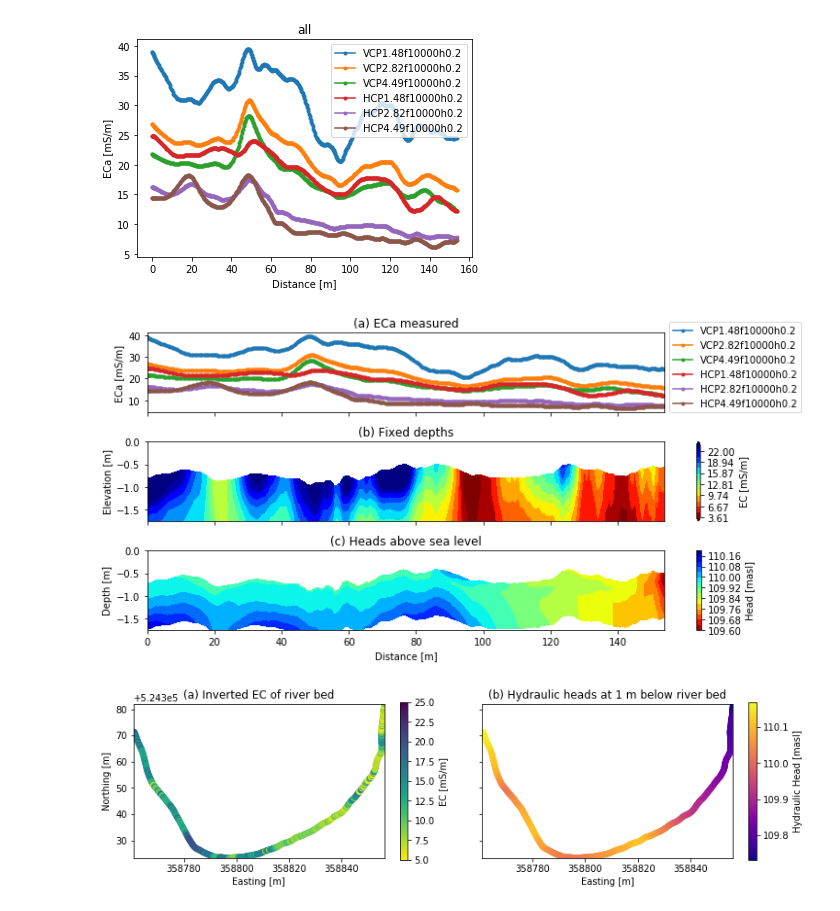
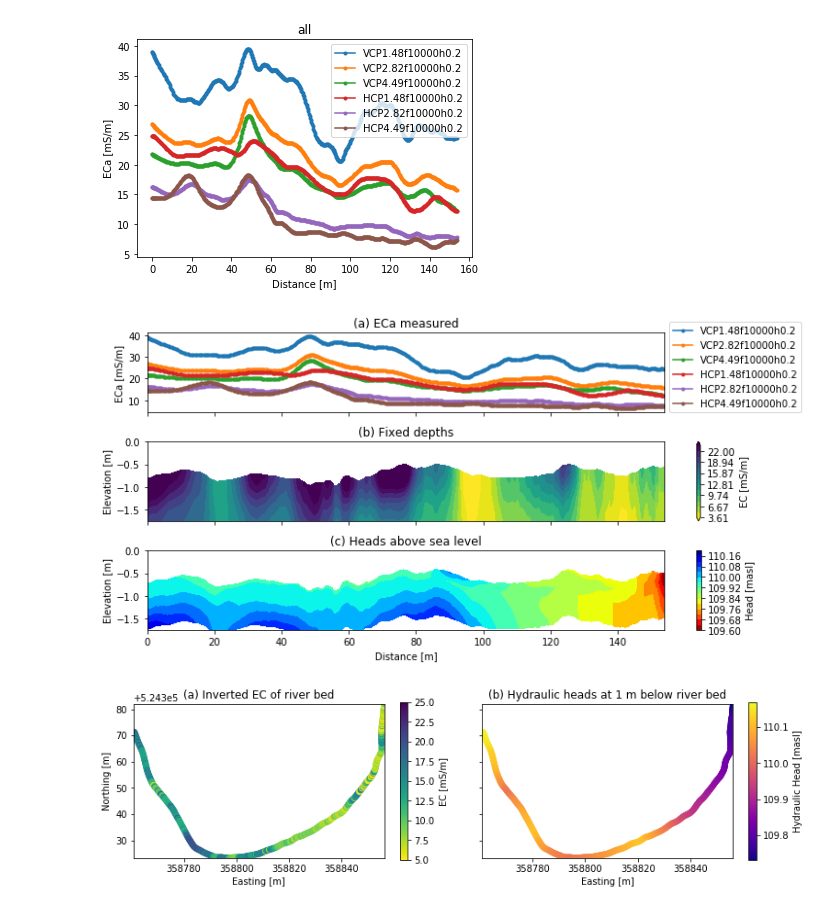
Before and after one commit to hkexgroup/emagpy, a Jupyter notebook: jupyter-notebook/em-paper.ipynb, the cells around one changed output. Drawn from its saved outputs; the diff is of its cells as text; code cells hidden in the pictures.

Commit message:
updated label of leith plot in paper notebook to read 'elevation' instead of 'depth'

```diff
--- a/jupyter-notebook/em-paper.ipynb
+++ b/jupyter-notebook/em-paper.ipynb
@@ -421,38 +421,38 @@ ax0.legend(k.coils, bbox_to_anchor=(1,1.2))
 current_cmap = mpl.cm.get_cmap() # set NaN as white
 current_cmap.set_bad(color='white')
 k.models[0][:,0] = np.nan # blank river as it's fixed EC
-k.showResults(ax=ax1, contour=True, dist=True, cmap='jet_r')
+k.showResults(ax=ax1, contour=True, dist=True)
 ax1.set_title('(b) Fixed depths')
 ax1.set_xlabel('')
 ax1.set_ylim([-1.75, 0])
 
 ax2.set_title('(c) Heads above sea level')
 df = k.surveys[0].df
 
 xy = df[['x','y']].values
 distance = np.sqrt(np.sum(np.diff(xy, axis=0)**2, axis=1))
 distance = np.r_[[0], distance, distance[[-1]]]
 x = np.cumsum(distance)
 
 xx = np.ones((df.shape[0], 4))*x[:-1,None]
 
 
 yy = np.ones((df.shape[0], 4))*df['depth'].values[:,None]
 yy = yy + np.array([[0, 0.2, 0.5, 1]])
 heads = df[['Stage(m)', 'H20cm(m)', 'H50cm(m)', 'H100cm(m)']].values
 cax = ax2.contourf(xx, -yy, heads, cmap='jet_r', levels=15)
 ax2.set_xlabel('Distance [m]')
-ax2.set_ylabel('Depth [m]')
+ax2.set_ylabel('Elevation [m]')
 ax2.set_ylim([-1.75, 0])
 fig.colorbar(cax, ax=ax2, label='Head [masl]') # meter above sea level
 
 # adjust the x axis of subplot 1 to match the others
 pos1 = ax1.get_position()
 pos2 = ax0.get_position()
 ax0.set_position([pos1.x0,pos2.y0,pos1.width,pos2.height])
 fig.savefig(outputdir + 'fig11river.jpg', dpi=500)
 # %% [output]
-[figure, old version]
+[figure, new version]
 # %%
 # figure of spatial data
 fig, axs = plt.subplots(1, 2, sharex=True, sharey=True, figsize=(11,3))
```
